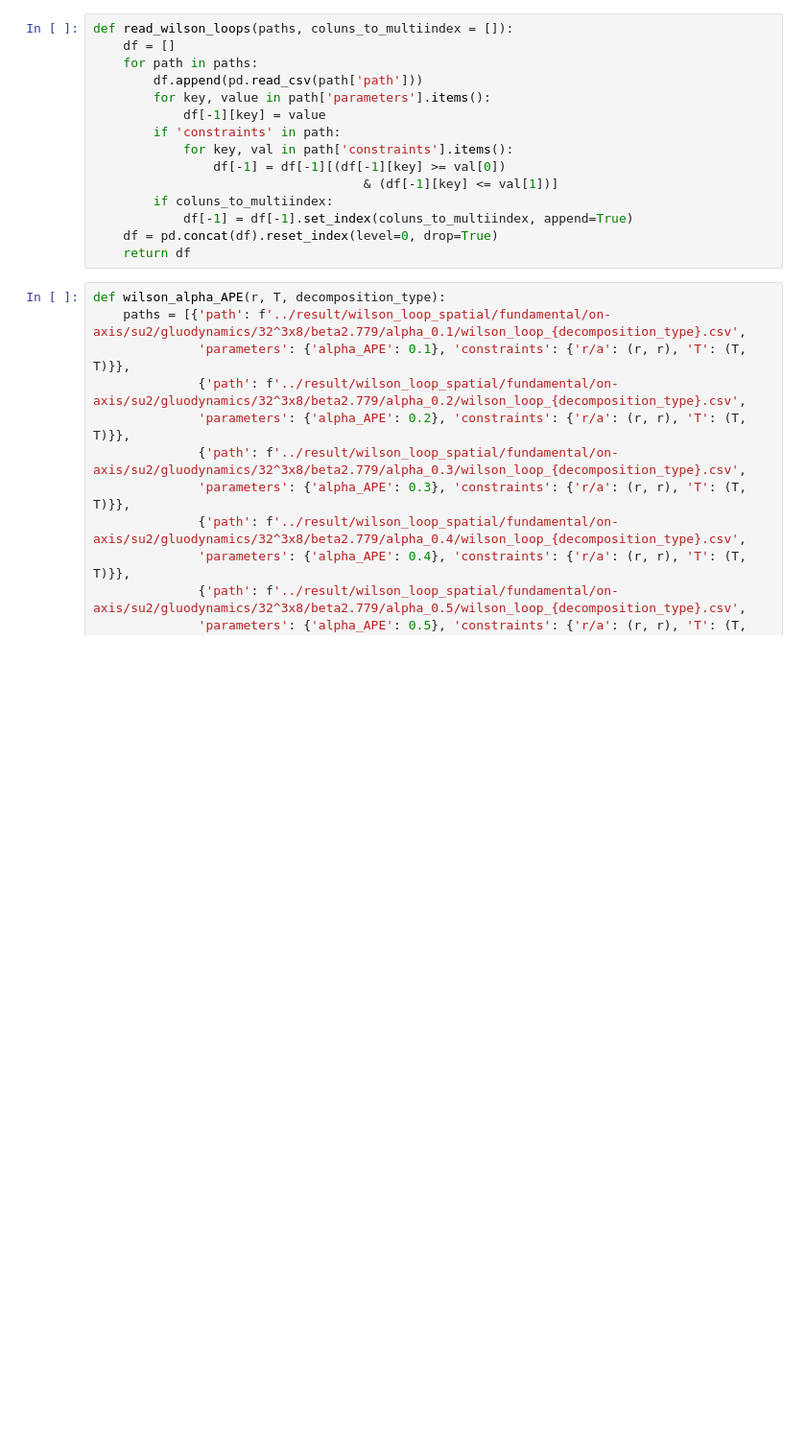
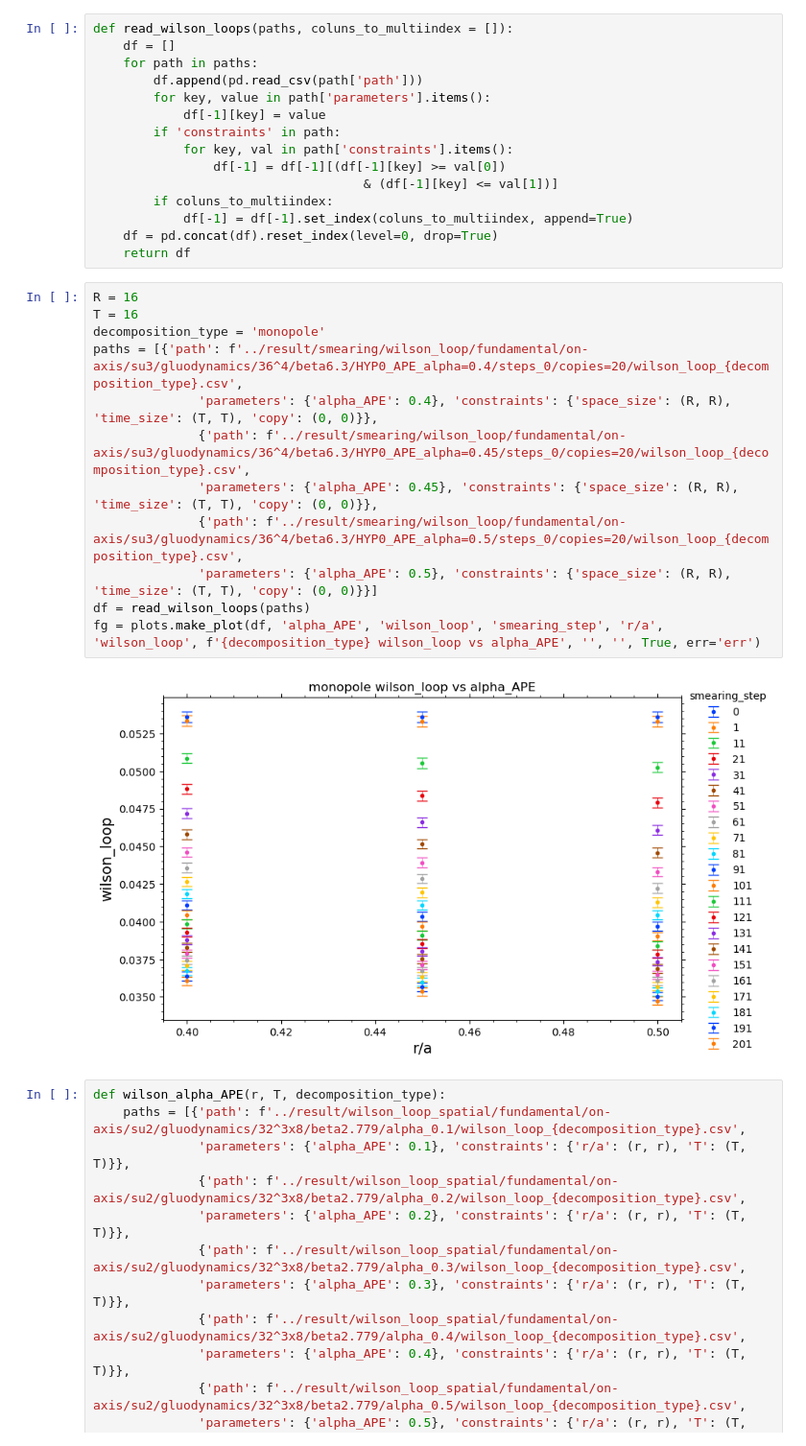
Before and after one commit to ilyakudrov/observables, a Jupyter notebook: python_jupyter/wilson_loop.ipynb, the cells around one changed output. Shown at 96% size. Saved outputs shown, nothing was run; the diff lists cells and outputs as text; blank space fills up the shorter version.

```diff
--- a/python_jupyter/wilson_loop.ipynb
+++ b/python_jupyter/wilson_loop.ipynb
@@ -26,6 +26,20 @@ def read_wilson_loops(paths, coluns_to_multiindex = []):
             df[-1] = df[-1].set_index(coluns_to_multiindex, append=True)
     df = pd.concat(df).reset_index(level=0, drop=True)
     return df
+# %%
+R = 16
+T = 16
+decomposition_type = 'monopole'
+paths = [{'path': f'../result/smearing/wilson_loop/fundamental/on-axis/su3/gluodynamics/36^4/beta6.3/HYP0_APE_alpha=0.4/steps_0/copies=20/wilson_loop_{decomposition_type}.csv',
+              'parameters': {'alpha_APE': 0.4}, 'constraints': {'space_size': (R, R), 'time_size': (T, T), 'copy': (0, 0)}},
+              {'path': f'../result/smearing/wilson_loop/fundamental/on-axis/su3/gluodynamics/36^4/beta6.3/HYP0_APE_alpha=0.45/steps_0/copies=20/wilson_loop_{decomposition_type}.csv',
+              'parameters': {'alpha_APE': 0.45}, 'constraints': {'space_size': (R, R), 'time_size': (T, T), 'copy': (0, 0)}},
+              {'path': f'../result/smearing/wilson_loop/fundamental/on-axis/su3/gluodynamics/36^4/beta6.3/HYP0_APE_alpha=0.5/steps_0/copies=20/wilson_loop_{decomposition_type}.csv',
+              'parameters': {'alpha_APE': 0.5}, 'constraints': {'space_size': (R, R), 'time_size': (T, T), 'copy': (0, 0)}}]
+df = read_wilson_loops(paths)
+fg = plots.make_plot(df, 'alpha_APE', 'wilson_loop', 'smearing_step', 'r/a', 'wilson_loop', f'{decomposition_type} wilson_loop vs alpha_APE', '', '', True, err='err')
+# %% [output]
+[figure, added]
 # %%
 def wilson_alpha_APE(r, T, decomposition_type):
     paths = [{'path': f'../result/wilson_loop_spatial/fundamental/on-axis/su2/gluodynamics/32^3x8/beta2.779/alpha_0.1/wilson_loop_{decomposition_type}.csv',
```
Also changed, not shown: 3 other files.
